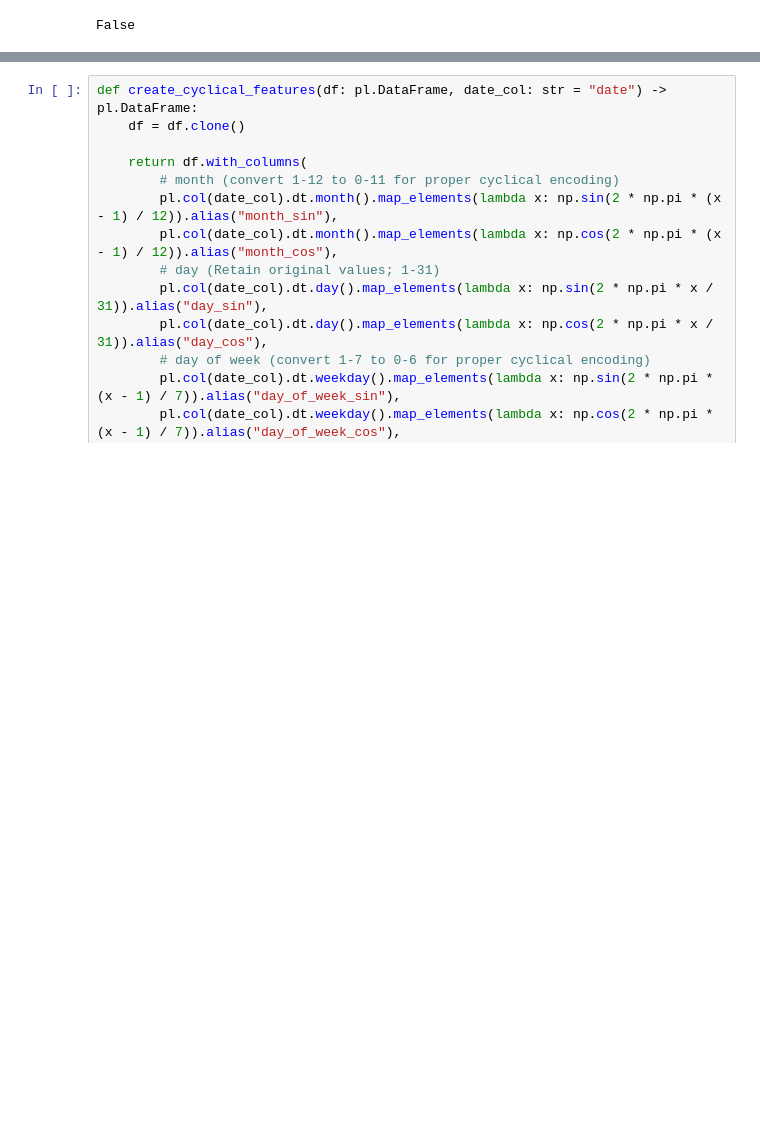
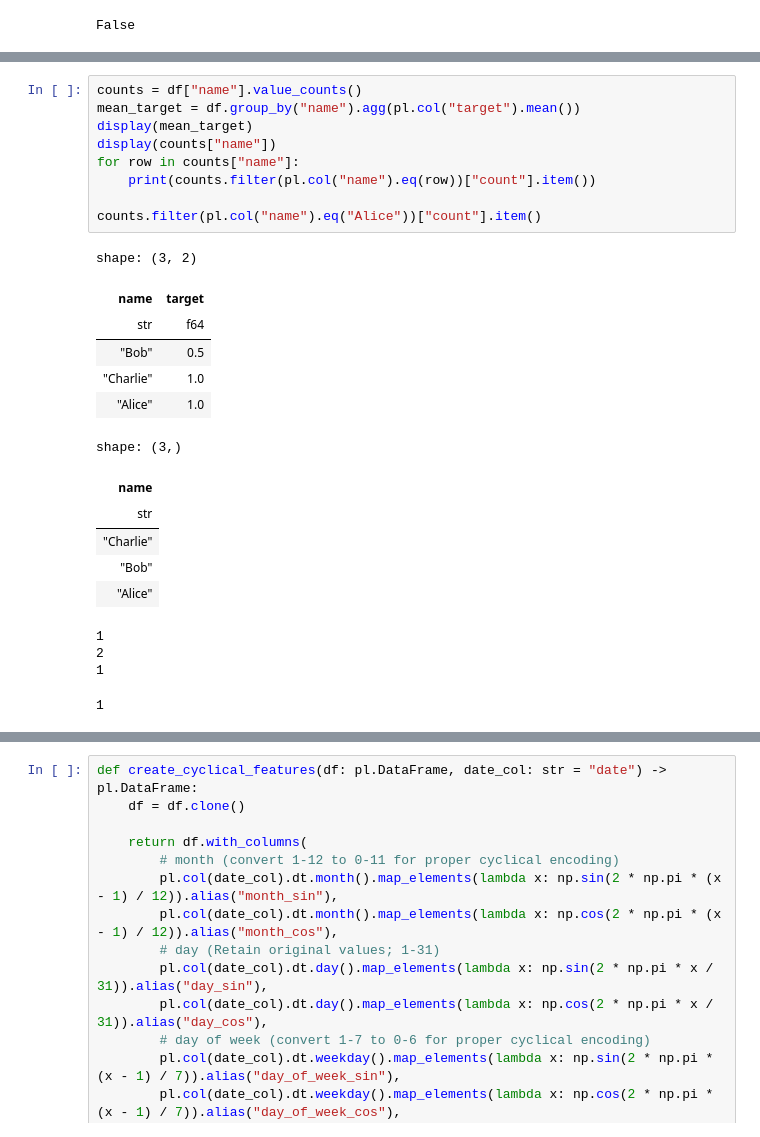
Before and after one commit to chineidu/End-to-end-Sale-Forecasting, a Jupyter notebook: notebooks/01-lab.ipynb, the cells around one changed output, grey strips where cells are left out. Saved outputs shown, nothing was run; the diff lists cells and outputs as text; blank space fills up the shorter version.

```diff
--- a/notebooks/01-lab.ipynb
+++ b/notebooks/01-lab.ipynb
@@ -519 +621,27 @@ shape: (4, 6)
+# %%
+counts = df["name"].value_counts()
+mean_target = df.group_by("name").agg(pl.col("target").mean())
+display(mean_target)
+display(counts["name"])
+for row in counts["name"]:
+    print(counts.filter(pl.col("name").eq(row))["count"].item())
+
+counts.filter(pl.col("name").eq("Alice"))["count"].item()
+# %% [output]
+shape: (3, 2)
+| name | target |
+| str | f64 |
+| "Bob" | 0.5 |
+| "Charlie" | 1.0 |
+| "Alice" | 1.0 |
+shape: (3,)
+| name |
+| str |
+| "Charlie" |
+| "Bob" |
+| "Alice" |
+1
+2
+1
+1
 # %%
```
Also changed, not shown: parts of 8 cells of this notebook, 1 other file.
